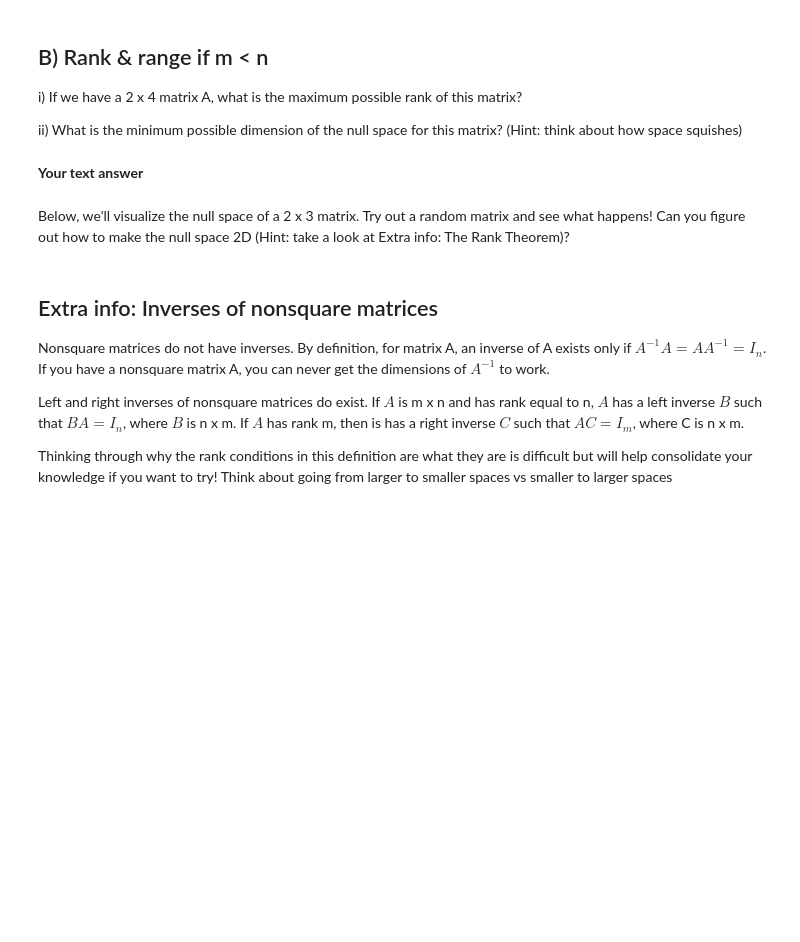
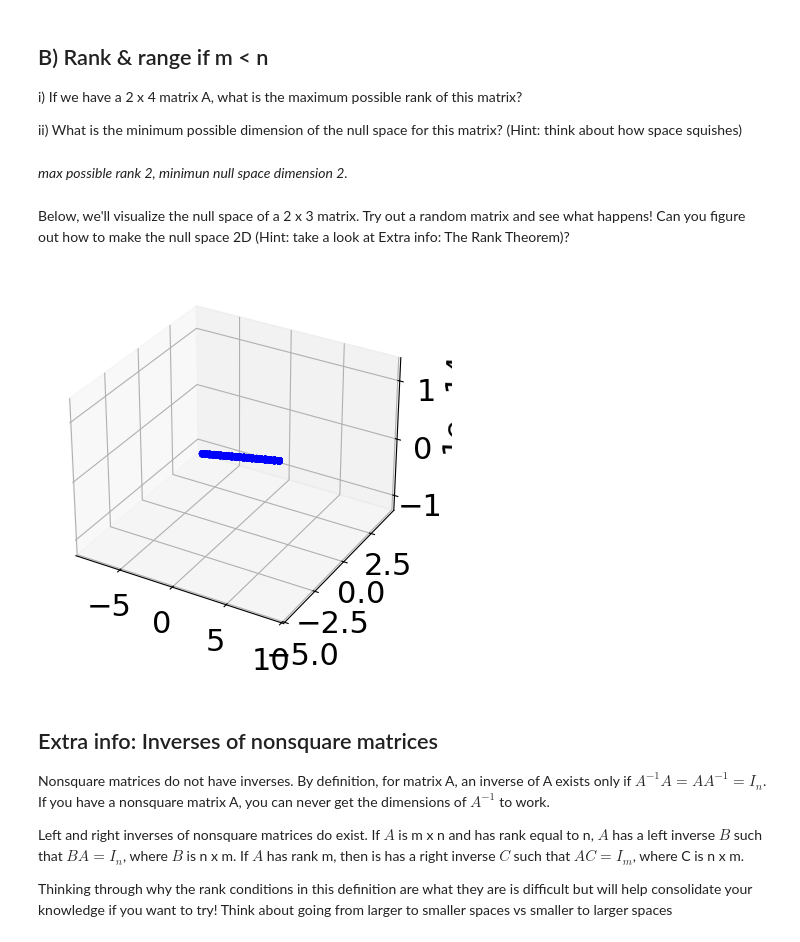
Before and after one commit to JellyX23333/mathForNeuro, a Jupyter notebook: Week2/Week2Tutorial2.ipynb, the cells around one changed output. Cells and saved outputs as stored; diff of their text form; code cells hidden in the pictures; blank space fills up the shorter version.

```diff
--- a/Week2/Week2Tutorial2.ipynb
+++ b/Week2/Week2Tutorial2.ipynb
@@ -357,7 +357,7 @@ plot_range_3_by_2_matrix(matrix)
 i) If we have a 2 x 4 matrix A, what is the maximum possible rank of this matrix?
 
 ii) What is the minimum possible dimension of the null space for this matrix? (Hint: think about how space squishes)
-# %% [markdown]
-**Your text answer**
+# %% [markdown]
+*max possible rank 2, minimun null space dimension 2.*
 # %% [markdown]
 Below, we'll visualize the null space of a 2 x 3 matrix. Try out a random matrix and see what happens! Can you figure out how to make the null space 2D (Hint: take a look at Extra info: The Rank Theorem)?
@@ -367,3 +364,8 @@ plot_null_2_by_3_matrix(matrix)
+# %%
+matrix = np.array([[1, 2, 3], [2, 4, 5]])
+plot_null_2_by_3_matrix(matrix)
+# %% [output]
+[figure, added]
 # %% [markdown]
 ## Extra info: Inverses of nonsquare matrices
 
```
Also changed, not shown: parts of 6 cells of this notebook.
